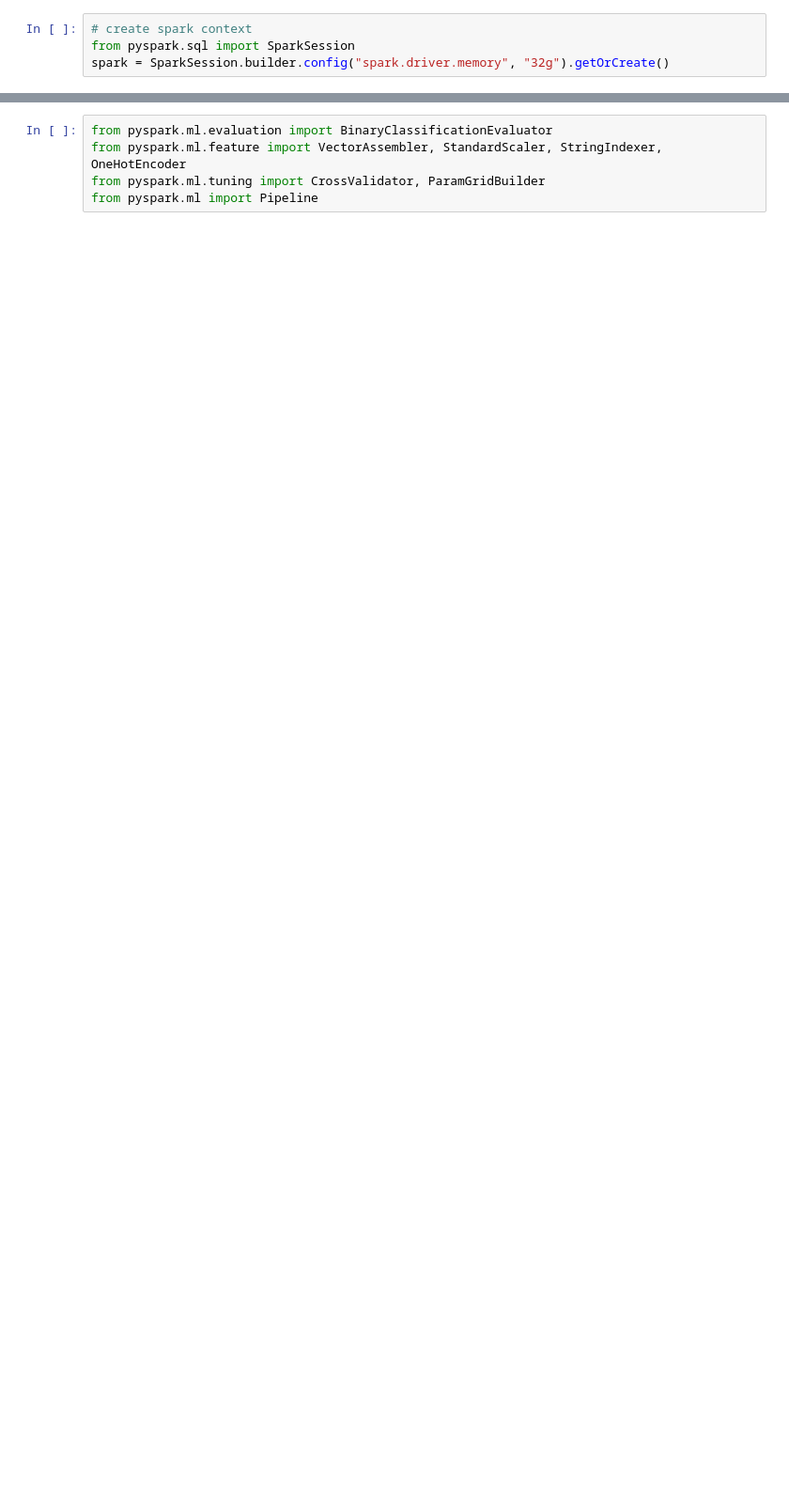
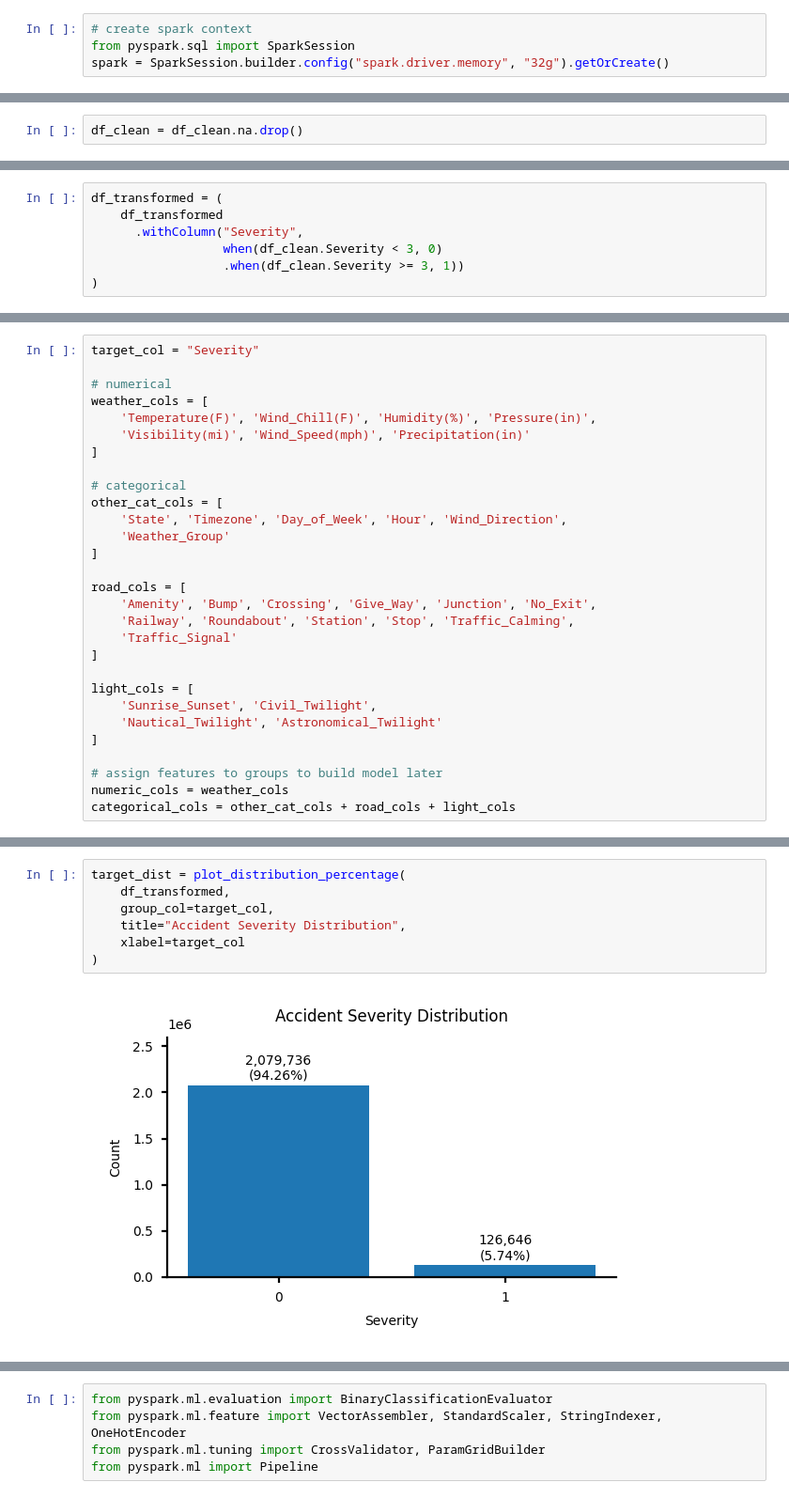
Before and after one commit to harimshin/data-science-portfolio, a Jupyter notebook: machine_learning_binary_classification_with_SMOTE_prediction_model_for_the_severity_of_car_accidents.ipynb, the cells around one changed output, grey strips where cells are left out. Shown at 94% size. Cells and saved outputs as stored; diff of their text form; blank space fills up the shorter version.

```diff
--- a/machine_learning_binary_classification_with_SMOTE_prediction_model_for_the_severity_of_car_accidents.ipynb
+++ b/machine_learning_binary_classification_with_SMOTE_prediction_model_for_the_severity_of_car_accidents.ipynb
@@ -523,0 +88,2 @@ y_training_imbalanced = imbalanced_training_pd['label']  # Label (target variabl
+# %%
+df_clean = df_clean.na.drop()
@@ -523,0 +182,7 @@ y_training_imbalanced = imbalanced_training_pd['label']  # Label (target variabl
+# %%
+df_transformed = (
+    df_transformed
+      .withColumn("Severity",
+                  when(df_clean.Severity < 3, 0)
+                  .when(df_clean.Severity >= 3, 1))
+)
@@ -523,0 +222,29 @@ y_training_imbalanced = imbalanced_training_pd['label']  # Label (target variabl
+# %%
+target_col = "Severity"
+
+# numerical
+weather_cols = [
+    'Temperature(F)', 'Wind_Chill(F)', 'Humidity(%)', 'Pressure(in)',
+    'Visibility(mi)', 'Wind_Speed(mph)', 'Precipitation(in)'
+]
+
+# categorical
+other_cat_cols = [
+    'State', 'Timezone', 'Day_of_Week', 'Hour', 'Wind_Direction',
+    'Weather_Group'
+]
+
+road_cols = [
+    'Amenity', 'Bump', 'Crossing', 'Give_Way', 'Junction', 'No_Exit',
+    'Railway', 'Roundabout', 'Station', 'Stop', 'Traffic_Calming',
+    'Traffic_Signal'
+]
+
+light_cols = [
+    'Sunrise_Sunset', 'Civil_Twilight',
+    'Nautical_Twilight', 'Astronomical_Twilight'
+]
+
+# assign features to groups to build model later
+numeric_cols = weather_cols
+categorical_cols = other_cat_cols + road_cols + light_cols
@@ -523,0 +358,9 @@ y_training_imbalanced = imbalanced_training_pd['label']  # Label (target variabl
+# %%
+target_dist = plot_distribution_percentage(
+    df_transformed,
+    group_col=target_col,
+    title="Accident Severity Distribution",
+    xlabel=target_col
+)
+# %% [output]
+[figure, added]
```
Also changed, not shown: parts of 228 cells of this notebook.
